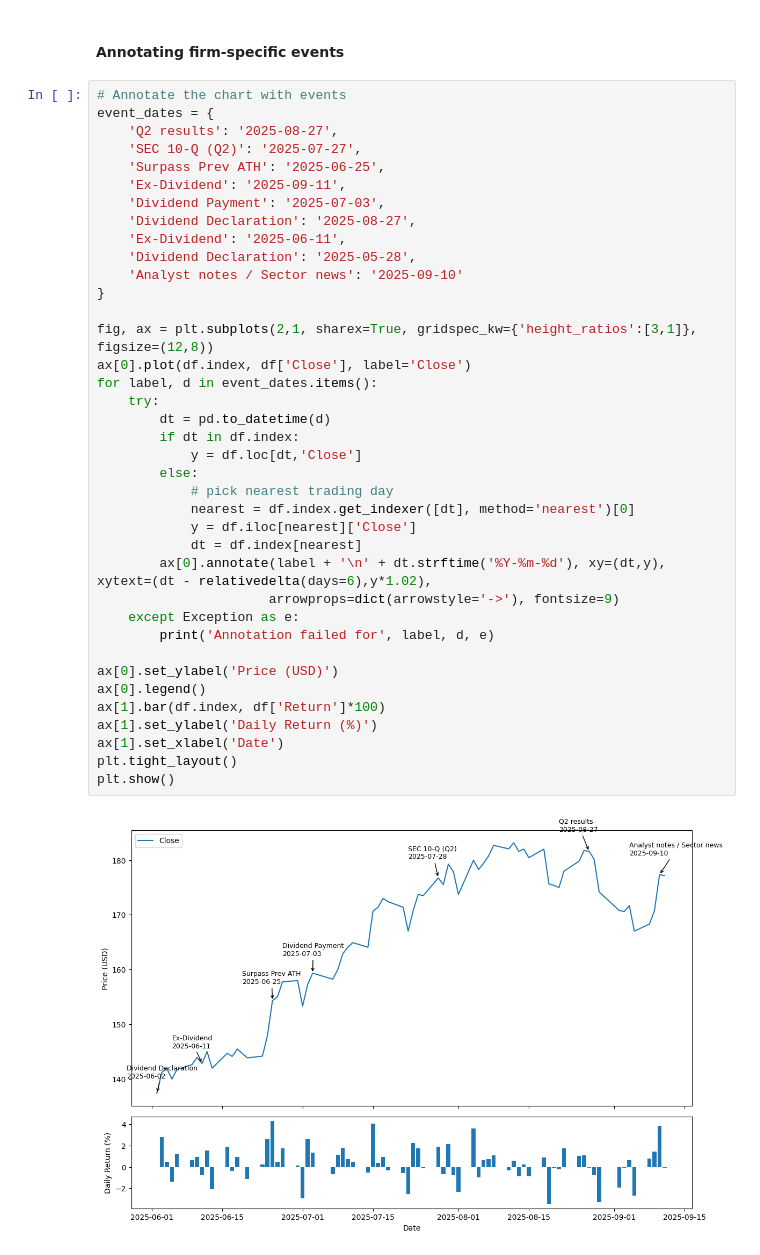
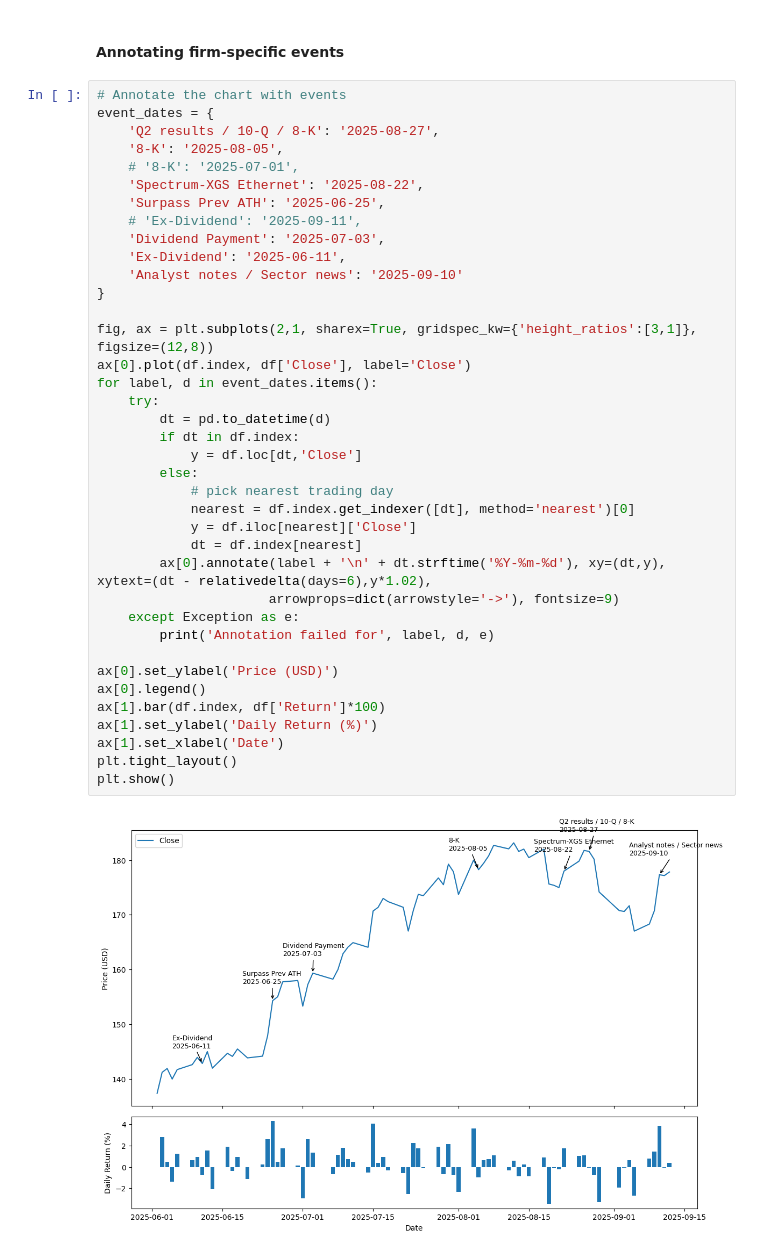
Before and after one commit to jeronlxj/nvidia-jun-sep-25-analysis, a Jupyter notebook: jeron_report.ipynb, the cells around one changed output. Drawn from its saved outputs; the diff is of its cells as text.

```diff
--- a/jeron_report.ipynb
+++ b/jeron_report.ipynb
@@ -365,43 +365,43 @@ SEC filings in window (10-Q, 8-K, 4, 144):
 # %%
 # Annotate the chart with events
 event_dates = {
-    'Q2 results': '2025-08-27',
-    'SEC 10-Q (Q2)': '2025-07-27',
+    'Q2 results / 10-Q / 8-K': '2025-08-27',
+    '8-K': '2025-08-05',
+    # '8-K': '2025-07-01',
+    'Spectrum-XGS Ethernet': '2025-08-22',
     'Surpass Prev ATH': '2025-06-25',
-    'Ex-Dividend': '2025-09-11',
+    # 'Ex-Dividend': '2025-09-11',
     'Dividend Payment': '2025-07-03',
-    'Dividend Declaration': '2025-08-27',
     'Ex-Dividend': '2025-06-11',
-    'Dividend Declaration': '2025-05-28',
     'Analyst notes / Sector news': '2025-09-10'
 }
 
 fig, ax = plt.subplots(2,1, sharex=True, gridspec_kw={'height_ratios':[3,1]}, figsize=(12,8))
 ax[0].plot(df.index, df['Close'], label='Close')
 for label, d in event_dates.items():
     try:
         dt = pd.to_datetime(d)
         if dt in df.index:
             y = df.loc[dt,'Close']
         else:
             # pick nearest trading day
             nearest = df.index.get_indexer([dt], method='nearest')[0]
             y = df.iloc[nearest]['Close']
             dt = df.index[nearest]
         ax[0].annotate(label + '\n' + dt.strftime('%Y-%m-%d'), xy=(dt,y), xytext=(dt - relativedelta(days=6),y*1.02),
                       arrowprops=dict(arrowstyle='->'), fontsize=9)
     except Exception as e:
         print('Annotation failed for', label, d, e)
 
 ax[0].set_ylabel('Price (USD)')
 ax[0].legend()
 ax[1].bar(df.index, df['Return']*100)
 ax[1].set_ylabel('Daily Return (%)')
 ax[1].set_xlabel('Date')
 plt.tight_layout()
 plt.show()
 # %% [output]
-[figure, old version]
+[figure, new version]
 # %% [markdown]
 #### Possible explanations for price moves in the last 3 months
 - **2025-06-11** - Slight drop in price because it is Ex-Dividend Date.
```
Also changed, not shown: parts of 6 cells of this notebook.
